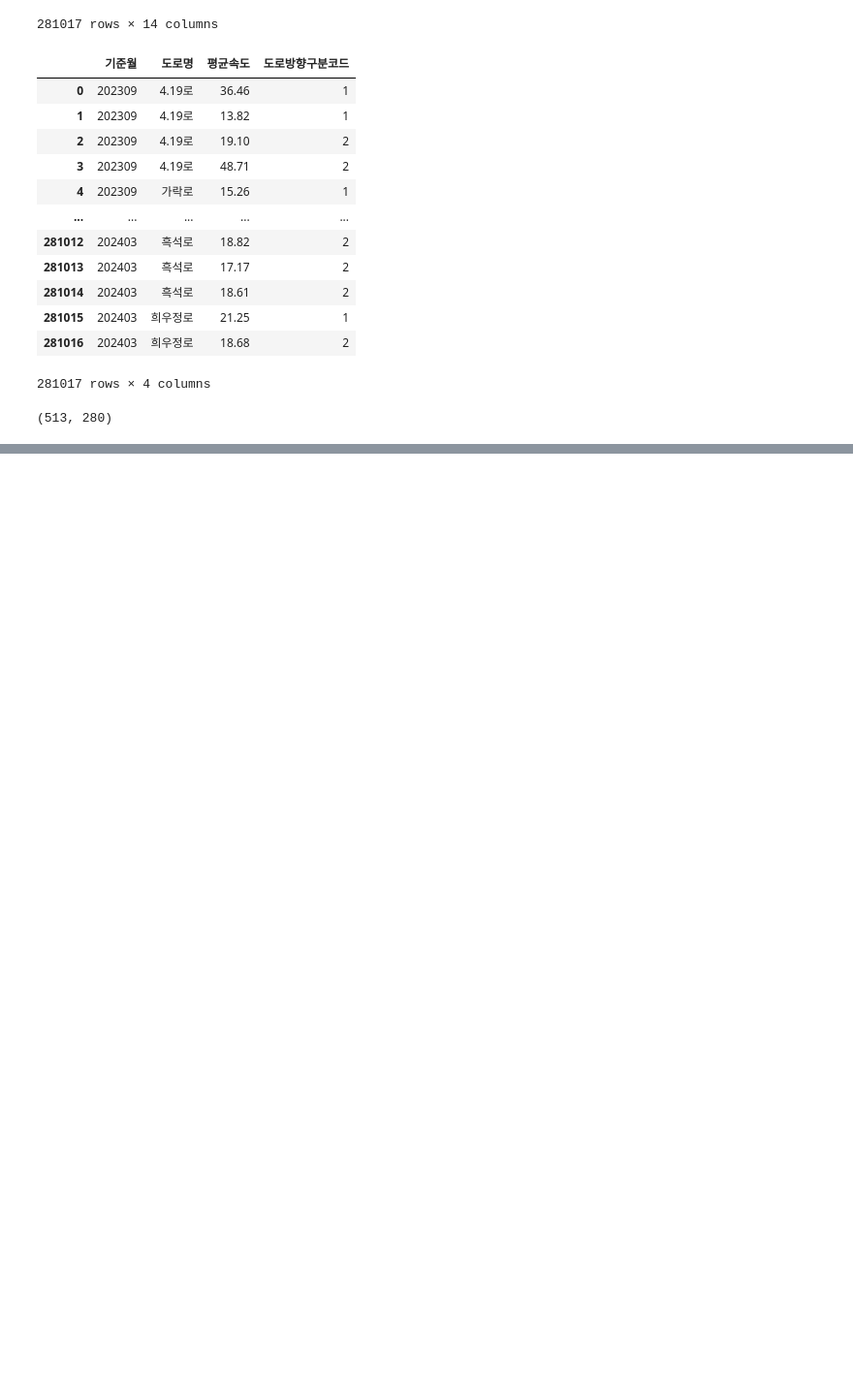
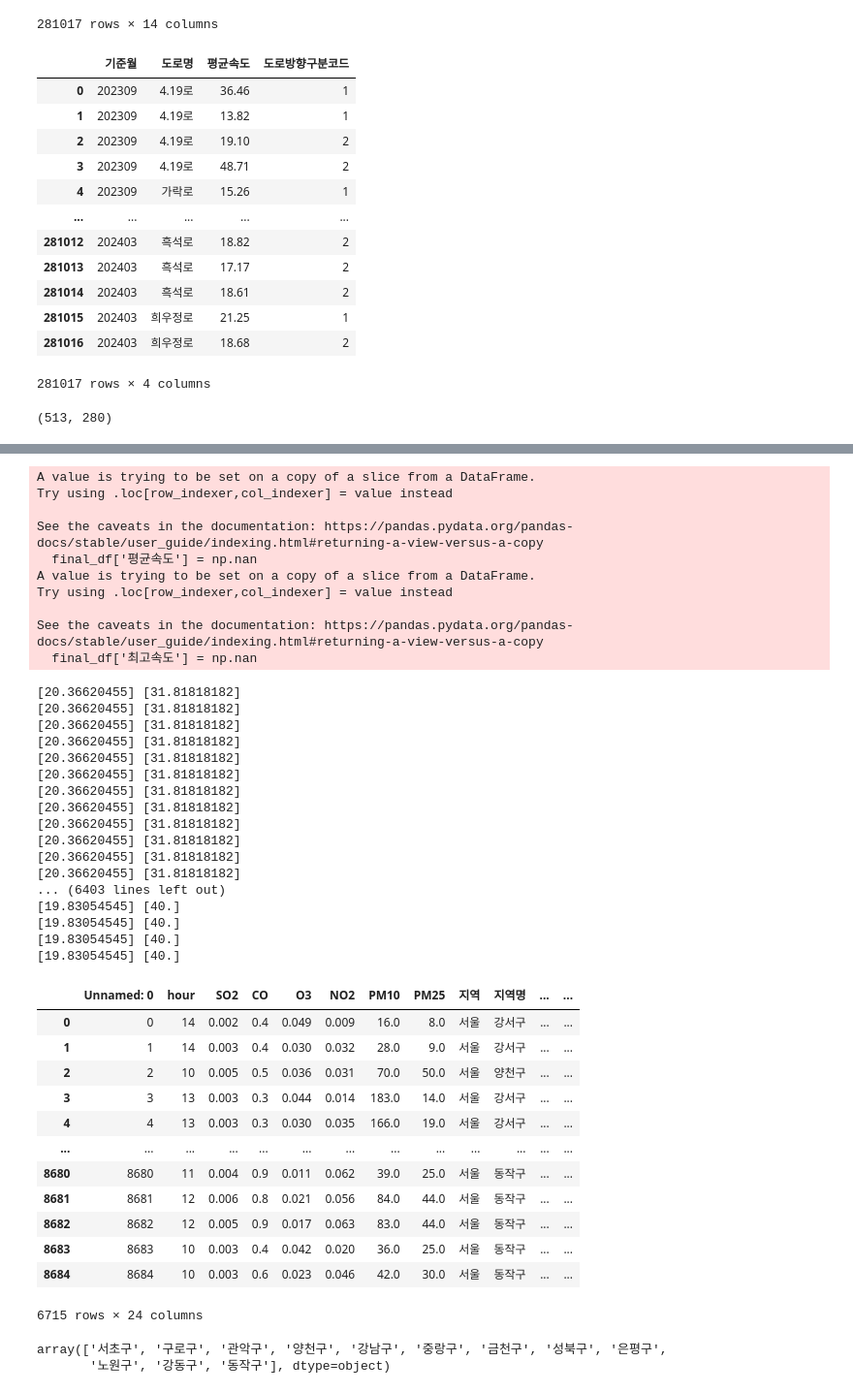
Before and after one commit to eunyoung030927/2024-Environmental-Data-Analysis-and-Utilization-Competition, a Jupyter notebook: model/preprocessing.ipynb, the cells around one changed output, grey strips where cells are left out. Shown at 97% size. Saved outputs shown, nothing was run; the diff lists cells and outputs as text; code cells hidden in the pictures; blank space fills up the shorter version.

```diff
--- a/model/preprocessing.ipynb
+++ b/model/preprocessing.ipynb
@@ -359,0 +365,3 @@ for _, df in true_df.iterrows():
+# %%
+lspd = pd.read_csv('../data/차선정보_전처리/lanes_speed.csv')
+lspd
@@ -359,0 +382,3 @@ for _, df in true_df.iterrows():
+# %%
+merged_speed = pd.merge(spdf, lspd[['도로명', '최고속도']], on='도로명', how='inner').dropna(axis=1)
+merged_speed
@@ -359,0 +408,2 @@ for _, df in true_df.iterrows():
+# %%
+merged_speed = merged_speed.groupby('도로명').mean().reset_index().drop(['기준월'], axis=1)
@@ -359,0 +443,59 @@ for _, df in true_df.iterrows():
+# %%
+final_df['평균속도'] = np.nan
+final_df['최고속도'] = np.nan
+
+for idx, row in final_df.iterrows():
+    road_name = row['도로명']
+    if road_name in merged_speed['도로명'].values:
+        final_df.loc[idx, '평균속도'] = merged_speed[merged_speed['도로명'] == road_name]['평균속도'].values
+        final_df.loc[idx, '최고속도'] = merged_speed[merged_speed['도로명'] == road_name]['최고속도'].values
+
+        print(merged_speed[merged_speed['도로명'] == road_name]['평균속도'].values, merged_speed[merged_speed['도로명'] == road_name]['최고속도'].values)
+
+final_df
+# %% [output]
+A value is trying to be set on a copy of a slice from a DataFrame.
+Try using .loc[row_indexer,col_indexer] = value instead
+
+See the caveats in the documentation: https://pandas.pydata.org/pandas-docs/stable/user_guide/indexing.html#returning-a-view-versus-a-copy
+  final_df['평균속도'] = np.nan
+A value is trying to be set on a copy of a slice from a DataFrame.
+Try using .loc[row_indexer,col_indexer] = value instead
+
+See the caveats in the documentation: https://pandas.pydata.org/pandas-docs/stable/user_guide/indexing.html#returning-a-view-versus-a-copy
+  final_df['최고속도'] = np.nan
+[20.36620455] [31.81818182]
+[20.36620455] [31.81818182]
+[20.36620455] [31.81818182]
+[20.36620455] [31.81818182]
+[20.36620455] [31.81818182]
+[20.36620455] [31.81818182]
+[20.36620455] [31.81818182]
+[20.36620455] [31.81818182]
+[20.36620455] [31.81818182]
+[20.36620455] [31.81818182]
+[20.36620455] [31.81818182]
+[20.36620455] [31.81818182]
+... (6403 lines left out)
+[19.83054545] [40.]
+[19.83054545] [40.]
+[19.83054545] [40.]
+[19.83054545] [40.]
+|  | Unnamed: 0 | hour | SO2 | CO | O3 | NO2 | PM10 | PM25 | 지역 | 지역명 | ... | ... |
+| 0 | 0 | 14 | 0.002 | 0.4 | 0.049 | 0.009 | 16.0 | 8.0 | 서울 | 강서구 | ... | ... |
+| 1 | 1 | 14 | 0.003 | 0.4 | 0.030 | 0.032 | 28.0 | 9.0 | 서울 | 강서구 | ... | ... |
+| 2 | 2 | 10 | 0.005 | 0.5 | 0.036 | 0.031 | 70.0 | 50.0 | 서울 | 양천구 | ... | ... |
+| 3 | 3 | 13 | 0.003 | 0.3 | 0.044 | 0.014 | 183.0 | 14.0 | 서울 | 강서구 | ... | ... |
+| 4 | 4 | 13 | 0.003 | 0.3 | 0.030 | 0.035 | 166.0 | 19.0 | 서울 | 강서구 | ... | ... |
+| ... | ... | ... | ... | ... | ... | ... | ... | ... | ... | ... | ... | ... |
+| 8680 | 8680 | 11 | 0.004 | 0.9 | 0.011 | 0.062 | 39.0 | 25.0 | 서울 | 동작구 | ... | ... |
+| 8681 | 8681 | 12 | 0.006 | 0.8 | 0.021 | 0.056 | 84.0 | 44.0 | 서울 | 동작구 | ... | ... |
+| 8682 | 8682 | 12 | 0.005 | 0.9 | 0.017 | 0.063 | 83.0 | 44.0 | 서울 | 동작구 | ... | ... |
+| 8683 | 8683 | 10 | 0.003 | 0.4 | 0.042 | 0.020 | 36.0 | 25.0 | 서울 | 동작구 | ... | ... |
+| 8684 | 8684 | 10 | 0.003 | 0.6 | 0.023 | 0.046 | 42.0 | 30.0 | 서울 | 동작구 | ... | ... |
+6715 rows × 24 columns
+# %%
+final_df[final_df.isnull().any(axis=1)]['지역명'].unique()
+# %% [output]
+array(['서초구', '구로구', '관악구', '양천구', '강남구', '중랑구', '금천구', '성북구', '은평구',
+       '노원구', '강동구', '동작구'], dtype=object)
```
Also changed, not shown: parts of 24 cells of this notebook, 1 other file.
